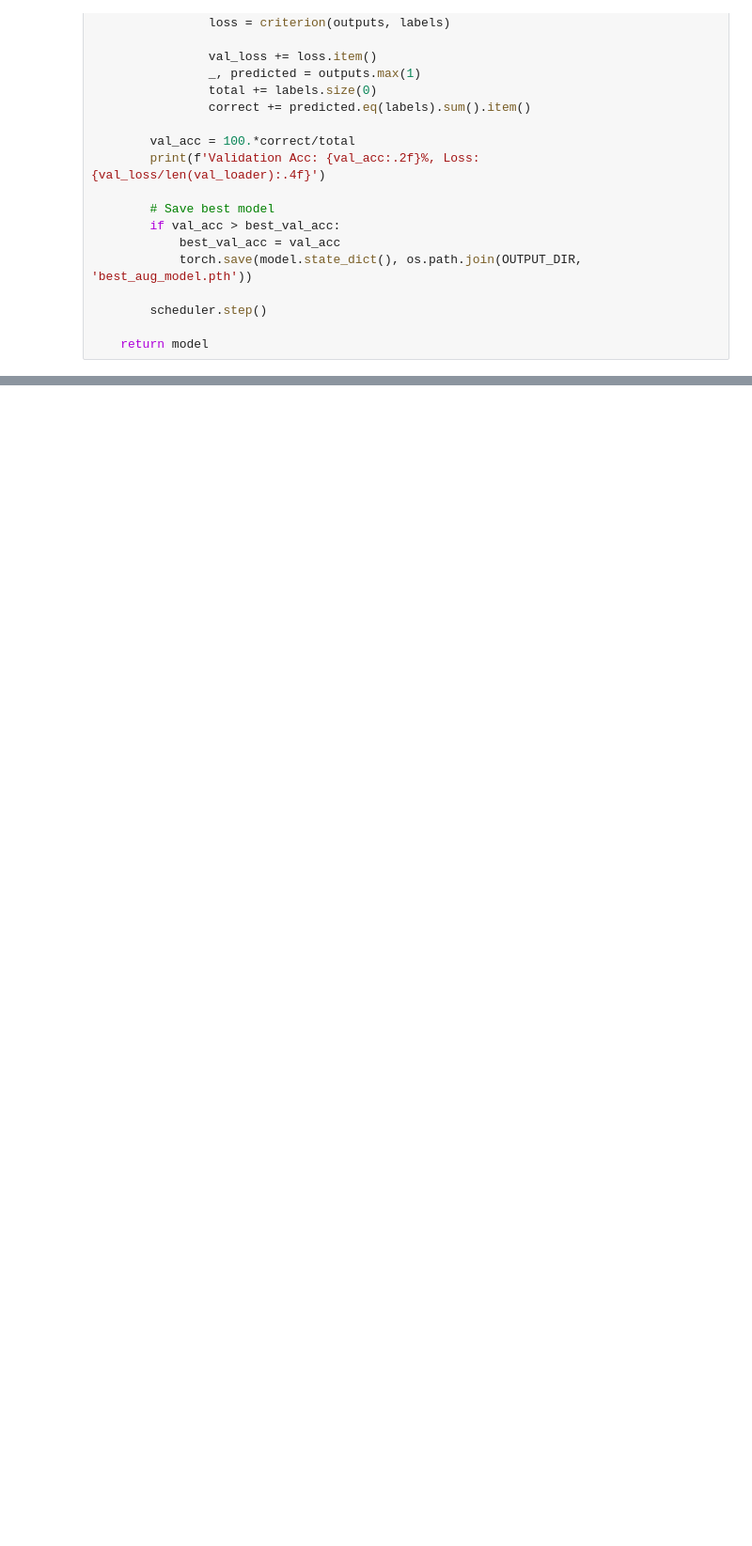
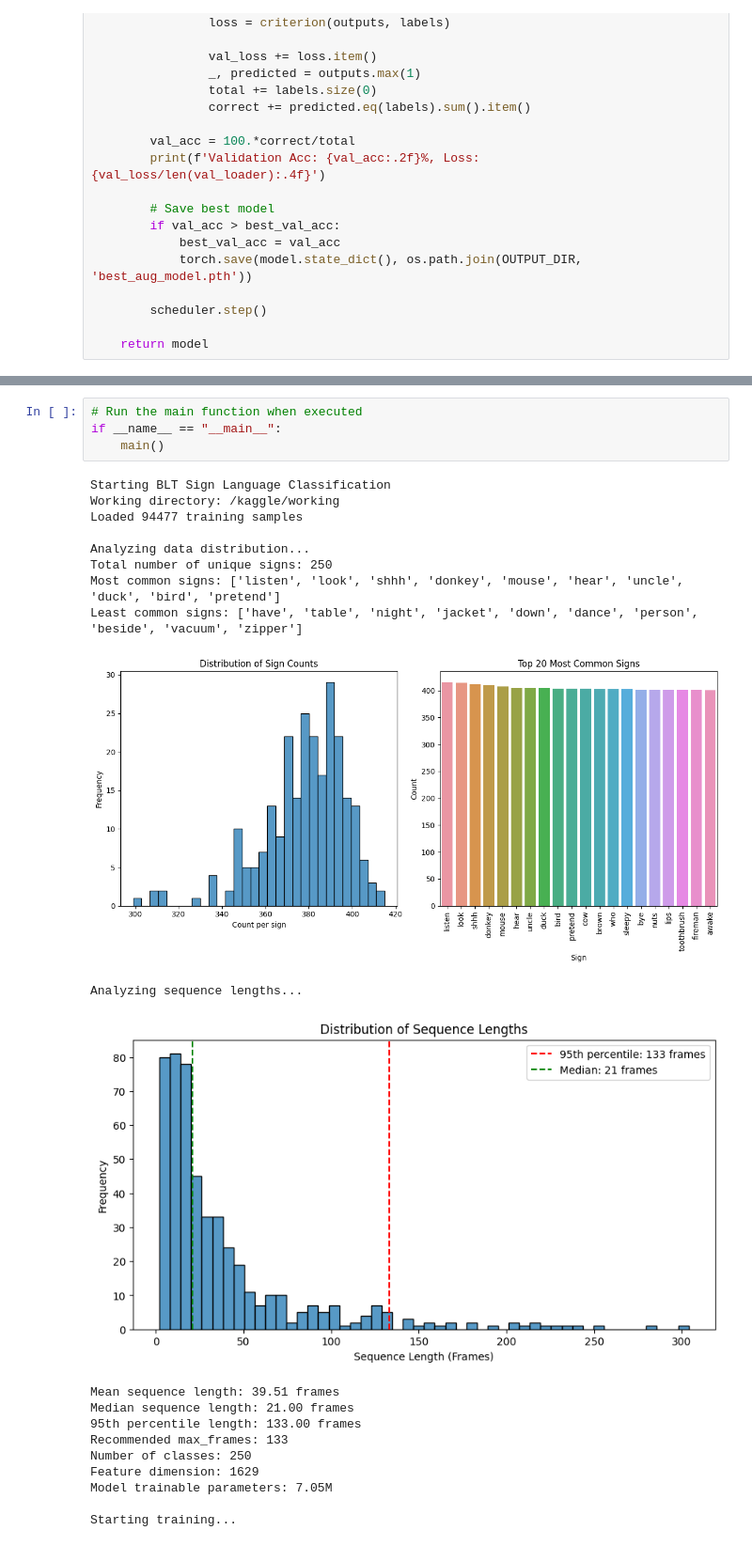
Before and after one commit to hoxiaoyang/50.021-Sign-Language-Recognition-AI-Project, a Jupyter notebook: BLT.ipynb, the cells around one changed output, grey strips where cells are left out. Shown at 94% size. Cells and saved outputs as stored; diff of their text form; blank space fills up the shorter version.

```diff
--- a/BLT.ipynb
+++ b/BLT.ipynb
@@ -750,0 +683,25 @@ print("Training completed. Model saved to working directory.")
+# %%
+# Run the main function when executed
+if __name__ == "__main__":
+    main()
+# %% [output]
+Starting BLT Sign Language Classification
+Working directory: /kaggle/working
+Loaded 94477 training samples
+
+Analyzing data distribution...
+Total number of unique signs: 250
+Most common signs: ['listen', 'look', 'shhh', 'donkey', 'mouse', 'hear', 'uncle', 'duck', 'bird', 'pretend']
+Least common signs: ['have', 'table', 'night', 'jacket', 'down', 'dance', 'person', 'beside', 'vacuum', 'zipper']
+[figure, added]
+Analyzing sequence lengths...
+[figure, added]
+Mean sequence length: 39.51 frames
+Median sequence length: 21.00 frames
+95th percentile length: 133.00 frames
+Recommended max_frames: 133
+Number of classes: 250
+Feature dimension: 1629
+Model trainable parameters: 7.05M
+
+Starting training...
```
Also changed, not shown: parts of 10 cells of this notebook.
